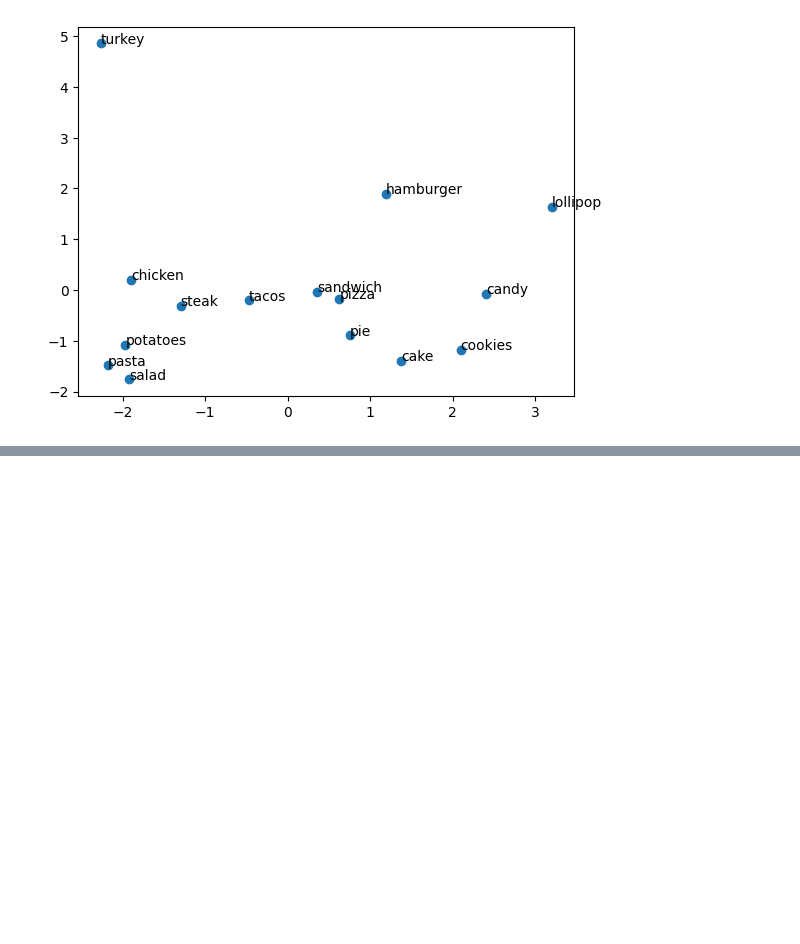
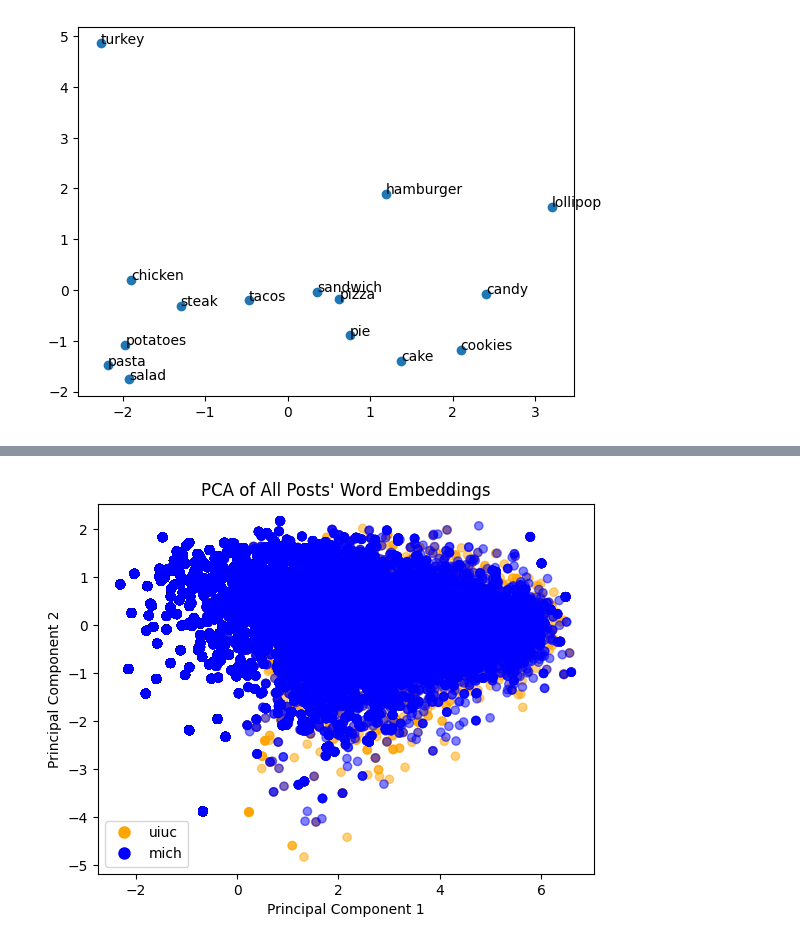
Before and after one commit to MattV15/project3-embeddings, a Jupyter notebook: Project 3 MVD.ipynb, the cells around one changed output, grey strips where cells are left out. Drawn from its saved outputs; the diff is of its cells as text; code cells hidden in the pictures; blank space fills up the shorter version.

```diff
--- a/Project 3 MVD.ipynb
+++ b/Project 3 MVD.ipynb
@@ -100,0 +98,17 @@ Part 1b: There is a bias in the occupations described in the word embeddings; do
+# %%
+#try to isolate a specific dimension in the embeddings and add it to multiple words.
+#does this show any bias or assumptions in the data?
+# Discuss with your group and share most interesting dimension in the document
+#AI generated code
+# Calculate the gender vector
+gender = model["woman"] - model["man"]
+
+# List of words you want to modify
+words_to_modify = ["doctor", "engineer", "nurse"]
+
+# Modify each word and find similar words
+for word in words_to_modify:
+    modified_vector = model[word] + gender  # Add the gender vector
+    similar_words = model.most_similar(modified_vector)  # Find similar words
+    print(f"Words similar to {word} with gender dimension added:")
+    print(similar_words)
@@ -275,3 +269,73 @@ import numpy as np
 #create a bag of words representation with count vectorizer
 vectorizer = CountVectorizer()
 bag_of_words = vectorizer.fit_transform(uiuc['cleaned_text'])
+# %%
+#pca of the subreddit datasets
+#AI generated code
+import numpy as np
+import matplotlib.pyplot as plt
+from sklearn.decomposition import PCA
+import gensim.downloader
+
+# Load your datasets
+sentences_uiuc = list(uiuc["text"])
+sentences_mich = list(mich["text"])
+sentences = sentences_uiuc + sentences_mich
+
+# Load GloVe model
+twitter_model = gensim.downloader.load("glove-twitter-100")
+
+# Function to calculate embeddings for each post without averaging
+def get_post_embeddings(sentence, model):
+    words = sentence.split()
+    embeddings = [model[word] for word in words if word in model]
+    return embeddings  # Return all embeddings found for the words
+
+# Initialize lists to hold all embeddings and their labels
+all_embeddings = []
+labels = []
+
+# Calculate embeddings for each post and assign labels
+for sentence in sentences_uiuc:
+    embeddings = get_post_embeddings(sentence, twitter_model)
+    if embeddings:
+        all_embeddings.extend(embeddings)
+        labels.extend(['uiuc'] * len(embeddings))
+
+for sentence in sentences_mich:
+    embeddings = get_post_embeddings(sentence, twitter_model)
+    if embeddings:
+        all_embeddings.extend(embeddings)
+        labels.extend(['mich'] * len(embeddings))
+
+# Convert to NumPy array for PCA
+flat_embeddings = np.array(all_embeddings)
+
+# Print number of embeddings
+print(f"Total number of embeddings: {flat_embeddings.shape[0]}")
+
+# If there are not enough embeddings, handle that case
+if flat_embeddings.shape[0] < 2:
+    print("Not enough valid embeddings to perform PCA.")
+else:
+    # Perform PCA
+    pca = PCA(n_components=2)
+    X_pca = pca.fit_transform(flat_embeddings)
+
+    # Define color mapping
+    color_map = {'uiuc': 'orange', 'mich': 'blue'}
+    colors = [color_map[label] for label in labels]
+
+    # Plot PCA with color coding
+    plt.scatter(X_pca[:, 0], X_pca[:, 1], c=colors, alpha=0.5)
+    plt.title("PCA of All Posts' Word Embeddings")
+    plt.xlabel("Principal Component 1")
+    plt.ylabel("Principal Component 2")
+
+    # Create legend
+    handles = [plt.Line2D([0], [0], marker='o', color='w', label=label,
+                           markerfacecolor=color_map[label], markersize=10) for label in color_map]
+    plt.legend(handles=handles)
+
+    plt.show()
+# %% [output]
@@ -277,0 +343 @@ bag_of_words = vectorizer.fit_transform(uiuc['cleaned_text'])
+[figure, added]
```
Also changed, not shown: parts of 32 cells of this notebook, 1 other file.
